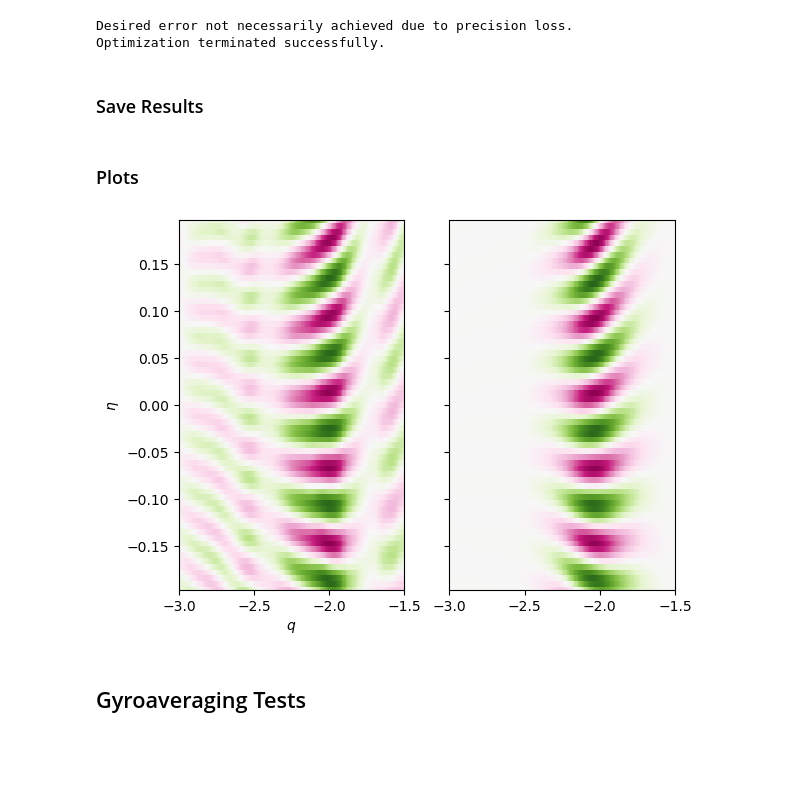
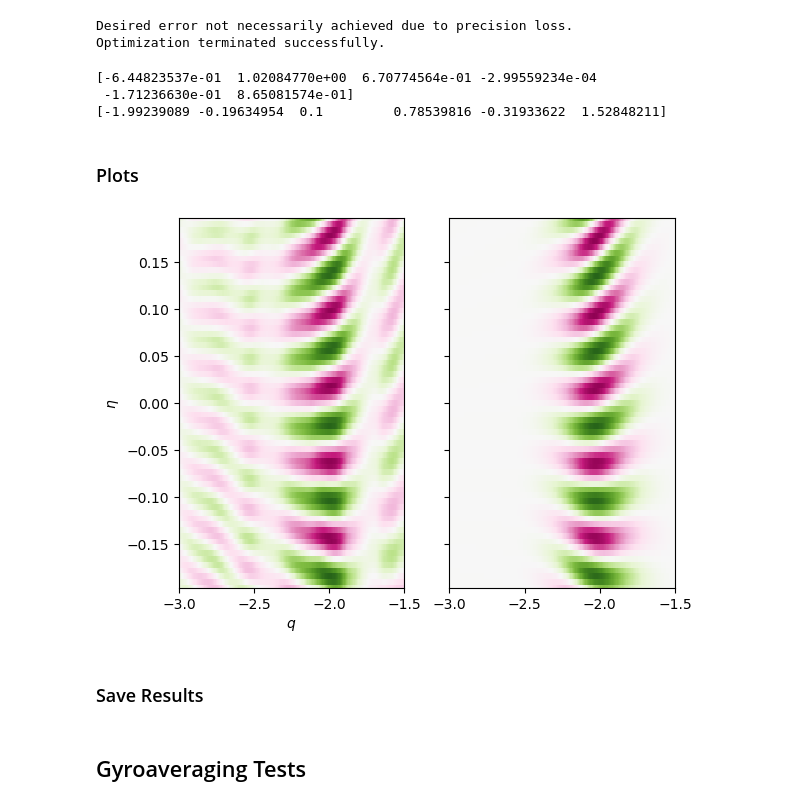
Before and after one commit to Maplenormandy/c1lgkt, a Jupyter notebook: bin/ballooning_filter.ipynb, the cells around one changed output. Saved outputs shown, nothing was run; the diff lists cells and outputs as text; code cells hidden in the pictures; blank space fills up the shorter version.

```diff
--- a/bin/ballooning_filter.ipynb
+++ b/bin/ballooning_filter.ipynb
@@ -262,7 +265,8 @@ mu_theta0 = theta_samp[env_thind_max]
 a00_r = np.real(dpot_grid_env[env_thind_max,env_qind_max])
 a00_i = np.imag(dpot_grid_env[env_thind_max,env_qind_max])
 
-params0 = np.array([mu_q0, mu_theta0, 0.1, np.pi/4, a00_r, a00_i])
+params0 = np.array([mu_q0, mu_theta0, 0.12, np.pi/4, a00_r, a00_i])
+params00 = np.array([mu_q0, mu_theta0, 0.12, np.pi/4, a00_r, a00_i])
 
 ## First-pass fit that uses only the Gaussian
 
@@ -291,41 +295,53 @@ print(res_gh.message)
 # %% [output]
 Desired error not necessarily achieved due to precision loss.
 Optimization terminated successfully.
+# %%
+print(res_g.x)
+print(params00)
+# %% [output]
+[-6.44823537e-01  1.02084770e+00  6.70774564e-01 -2.99559234e-04
+ -1.71236630e-01  8.65081574e-01]
+[-1.99239089 -0.19634954  0.1         0.78539816 -0.31933622  1.52848211]
+# %% [markdown]
+### Plots
+# %%
+# %% Plot the result
+dpot_fit_g = sum_balloon_mode(q_grid, theta_grid, 1, 3*nphi, GaussHermiteFunction(res_g.x[:4], res_g.x[4:]), False)
+dpot_fit_gh = sum_balloon_mode(q_grid, theta_grid, 1, 3*nphi, GaussHermiteFunction(res_g.x[:4], res_gh.x), False)
+
+#dpot_fit_gh = sum_balloon_mode(q_grid, theta_grid, 1, 3*nphi, GaussHermiteFunction(params00[:4], params00[4:]), False)
+
+fig, axs = plt.subplots(1, 2, sharex=True, sharey=True)
+
+q_range = (-3, -1.5)
+theta_range = (-np.pi/16, np.pi/16)
+
+q_inds = np.searchsorted(q_samp, [q_range[0] - 0.1, q_range[1] + 0.1])
+theta_inds = np.searchsorted(theta_samp, [theta_range[0] - 0.1, theta_range[1] + 0.1])
+
+axs[0].pcolormesh(
+    q_samp[q_inds[0]:q_inds[1]],
+    theta_samp[theta_inds[0]:theta_inds[1]],
+    np.real(dpot_grid)[theta_inds[0]:theta_inds[1], q_inds[0]:q_inds[1]],
+    norm=mpl.colors.CenteredNorm(), cmap='PiYG', rasterized=True)
+axs[1].pcolormesh(
+    q_samp[q_inds[0]:q_inds[1]],
+    theta_samp[theta_inds[0]:theta_inds[1]],
+    np.real(dpot_fit_gh)[theta_inds[0]:theta_inds[1], q_inds[0]:q_inds[1]],
+    norm=mpl.colors.CenteredNorm(), cmap='PiYG', rasterized=True)
+
+axs[0].set_xlabel(R'$q$')
+axs[0].set_ylabel(R'$\eta$')
+axs[0].set_xlim(q_range)
+axs[0].set_ylim(theta_range)
+
+plt.savefig('./outputs/dpot_fit.pdf', dpi=300, bbox_inches='tight')
+# %% [output]
+[figure, added]
 # %% [markdown]
 ### Save Results
 # %%
 #np.savez('./outputs/fit_results.npz', params_g=res_g.x, params_gh=res_gh.x)
-# %% [markdown]
-### Plots
-# %%
-# %% Plot the result
-dpot_fit_g = sum_balloon_mode(q_grid, theta_grid, 1, 3*nphi, GaussHermiteFunction(res_g.x[:4], res_g.x[4:]), False)
-dpot_fit_gh = sum_balloon_mode(q_grid, theta_grid, 1, 3*nphi, GaussHermiteFunction(res_g.x[:4], res_gh.x), False)
-
-fig, axs = plt.subplots(1, 2, sharex=True, sharey=True)
-
-q_inds = np.searchsorted(q_samp, [-3.1, -1.4])
-theta_inds = np.searchsorted(theta_samp, [-np.pi/16-0.1, np.pi/16+0.1])
-
-axs[0].pcolormesh(
-    q_samp[q_inds[0]:q_inds[1]],
-    theta_samp[theta_inds[0]:theta_inds[1]],
-    np.real(dpot_grid)[theta_inds[0]:theta_inds[1], q_inds[0]:q_inds[1]],
-    norm=mpl.colors.CenteredNorm(), cmap='PiYG', rasterized=True)
-axs[1].pcolormesh(
-    q_samp[q_inds[0]:q_inds[1]],
-    theta_samp[theta_inds[0]:theta_inds[1]],
-    np.real(dpot_fit_gh)[theta_inds[0]:theta_inds[1], q_inds[0]:q_inds[1]],
-    norm=mpl.colors.CenteredNorm(), cmap='PiYG', rasterized=True)
-
-axs[0].set_xlabel(R'$q$')
-axs[0].set_ylabel(R'$\eta$')
-axs[0].set_xlim((-3,-1.5))
-axs[0].set_ylim((-np.pi/16, np.pi/16))
-
-plt.savefig('./outputs/dpot_fit.pdf', dpi=300, bbox_inches='tight')
-# %% [output]
-[figure, removed]
 # %% [markdown]
 ## Gyroaveraging Tests
 # %%
```
Also changed, not shown: parts of 8 cells of this notebook, 7 other files.
